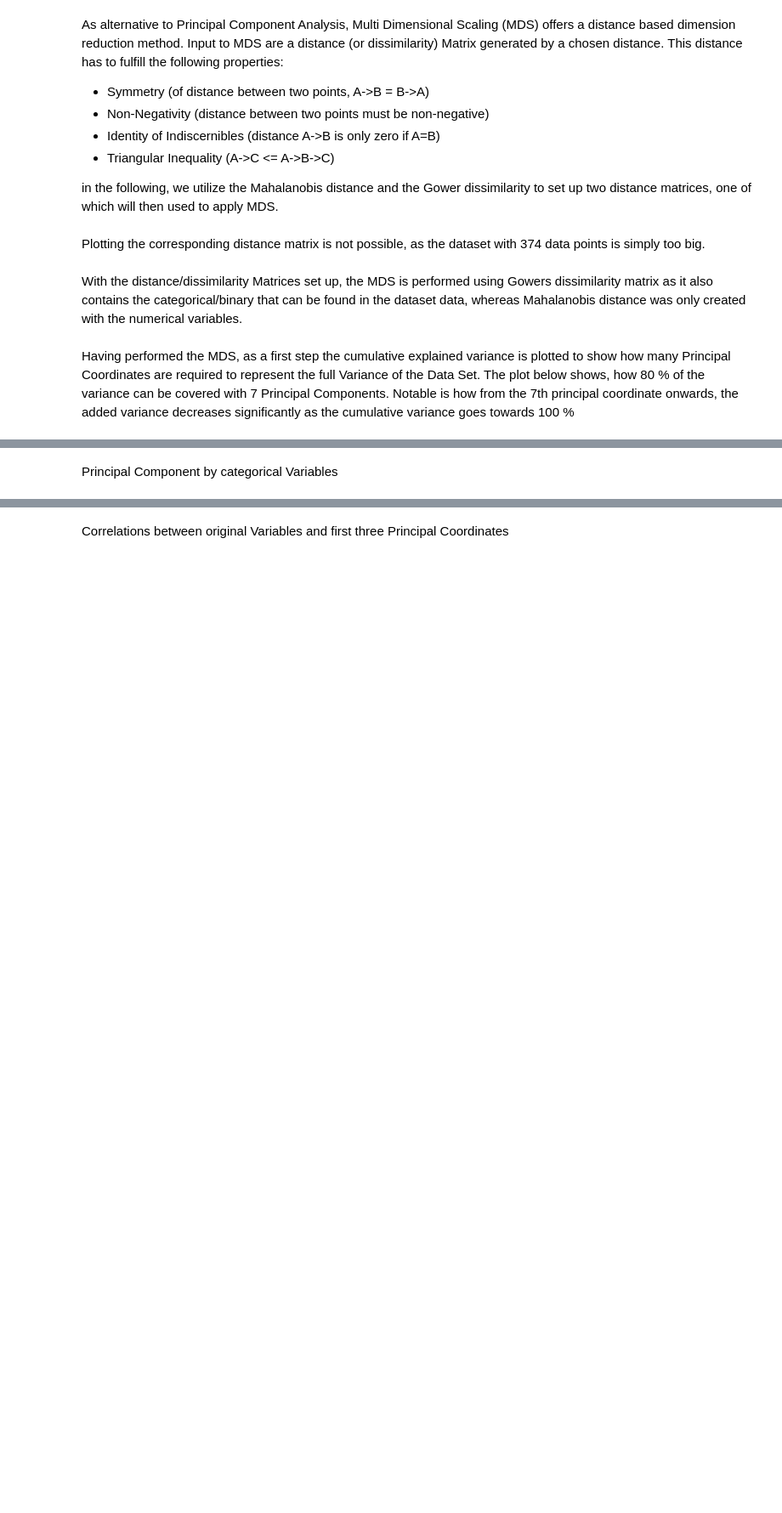
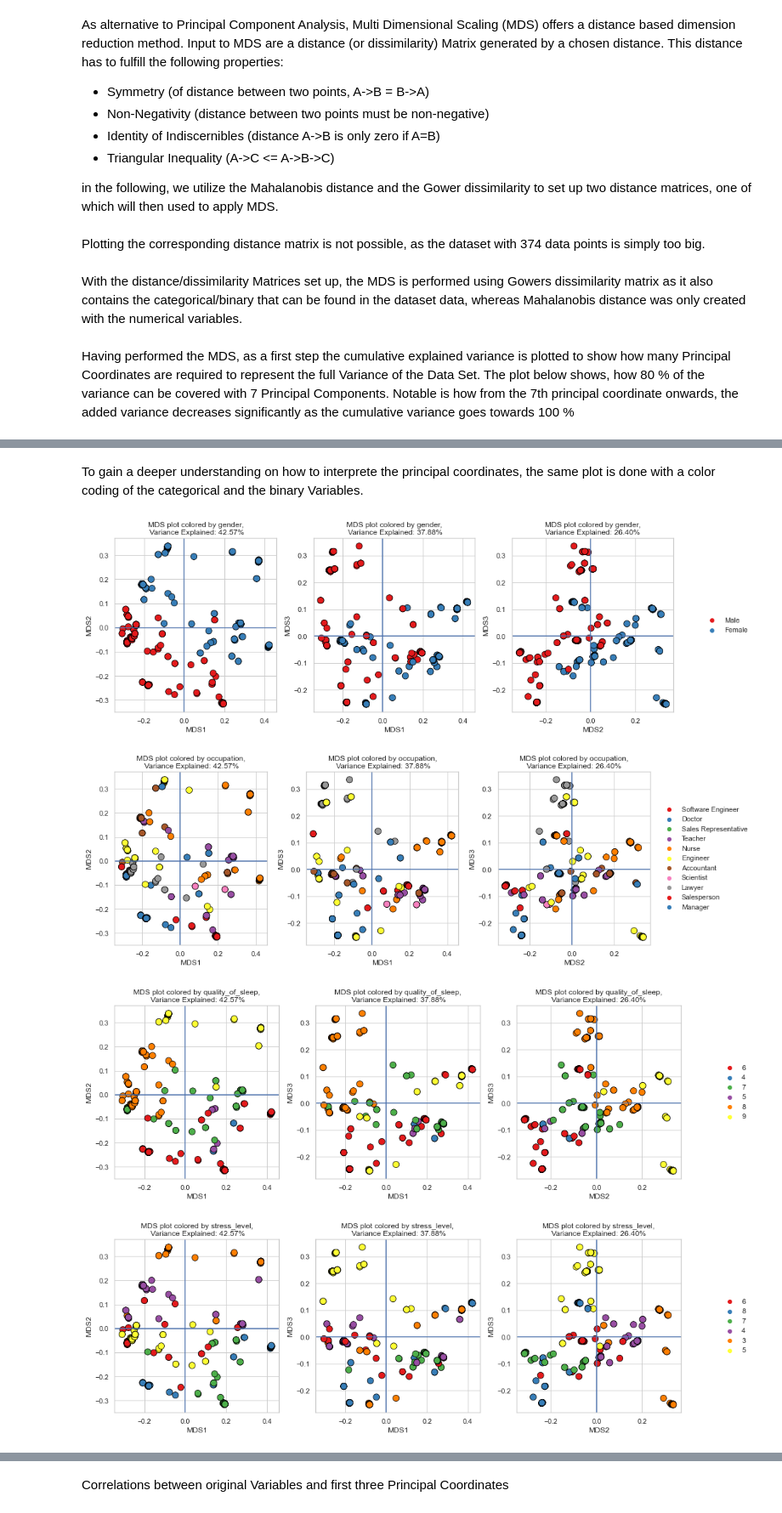
Before and after one commit to schmeti/u3cm_multivariate_analysis_project, a Jupyter notebook: Sleep_dataset_proyect.ipynb, the cells around one changed output, grey strips where cells are left out. Shown at 85% size. Drawn from its saved outputs; the diff is of its cells as text; code cells hidden in the pictures; blank space fills up the shorter version.

```diff
--- a/Sleep_dataset_proyect.ipynb
+++ b/Sleep_dataset_proyect.ipynb
@@ -1169,2 +1309,0 @@ fig.show()
-# %% [markdown]
-Principal Component by categorical Variables
@@ -1195,0 +1310,74 @@ for var in categorical_variables:
+# %% [markdown]
+To gain a deeper understanding on how to interprete the principal coordinates, the same plot is done with a color coding of the categorical and the binary Variables.
+# %%
+data_mds_output = data_mds.copy()
+data_mds_output[["MDS1","MDS2","MDS3"]] = Y[:,0:3]
+
+for i, var in enumerate(categorical_variables):
+    fig, axes = plt.subplots(1, 4, figsize=(15, 5), gridspec_kw={'width_ratios': [1, 1, 1, 0.2]})
+
+    # MDS1 vs MDS2
+    sns.scatterplot(
+        ax=axes[0],
+        data=data_mds_output,
+        x='MDS1',
+        y='MDS2',
+        hue=var,
+        palette='Set1',
+        s=100,
+        edgecolor='black'
+    )
+    axes[0].set_title(f'MDS plot colored by {var},\n Variance Explained: {acum[1]:.2f}%')
+    axes[0].legend().set_visible(False)
+
+
+    # MDS1 vs MDS3
+    sns.scatterplot(
+        ax=axes[1],
+        data=data_mds_output,
+        x='MDS1',
+        y='MDS3',
+        hue=var,
+        palette='Set1',
+        s=100,
+        edgecolor='black'
+    )
+    axes[1].set_title(f'MDS plot colored by {var},\n Variance Explained: {acum[0] + (acum[2] - acum[1]):.2f}%')
+    axes[1].legend().set_visible(False)
+
+    # MDS2 vs MDS3
+    sns.scatterplot(
+        ax=axes[2],
+        data=data_mds_output,
+        x='MDS2',
+        y='MDS3',
+        hue=var,
+        palette='Set1',
+        s=100,
+        edgecolor='black'
+    )
+    axes[2].set_title(f'MDS plot colored by {var},\n Variance Explained: {acum[2] - acum[0]:.2f}% ')
+    axes[2].legend().set_visible(False)
+
+    # legend
+    handles, labels = axes[0].get_legend_handles_labels()
+    axes[3].legend(handles=handles, labels=labels, loc='center', frameon=False)
+    axes[3].axis('off')
+
+    axes[0].axhline(0)
+    axes[0].axvline(0)
+
+    axes[1].axhline(0)
+    axes[1].axvline(0)
+
+    axes[2].axhline(0)
+    axes[2].axvline(0)
+
+
+    plt.tight_layout()
+    plt.show()
+# %% [output]
+[figure, added]
+[figure, added]
+[figure, added]
+[figure, added]
```
Also changed, not shown: parts of 41 cells of this notebook.
